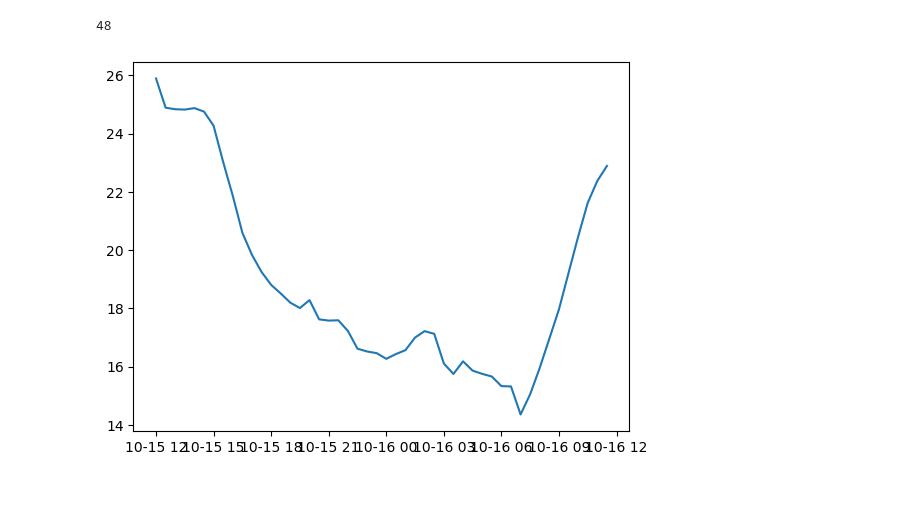
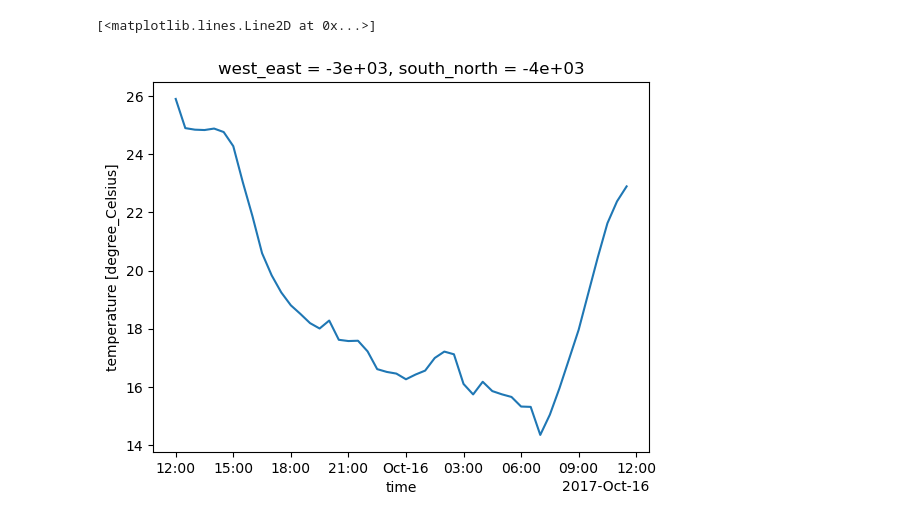
Before and after one commit to Glatzli/model_comparison_codes, a Jupyter notebook: WRF/wrf_zeitreihe.ipynb, the cells around one changed output. Saved outputs shown, nothing was run; the diff lists cells and outputs as text; code cells hidden in the pictures; blank space fills up the shorter version.

Commit message:
icon_read_in_py

```diff
--- a/WRF/wrf_zeitreihe.ipynb
+++ b/WRF/wrf_zeitreihe.ipynb
@@ -39,6 +22,10 @@ from datetime import timedelta
 warnings.filterwarnings("ignore")
 # %%
 def read_radiosonde_wrf_acinn():
+    """
+    read wrf data like a radiosounding for vertical cross section?
+    """
+
     # Initialize an empty list to collect data
     all_data = []
 
@@ -89,4 +76,5 @@ def read_radiosonde_wrf_acinn():
     # Return the accumulated xarray dataset
     return df_acinn
 # %%
-wrf = read_radiosonde_wrf_acinn()
+wrf_ds = read_radiosonde_wrf_acinn()
+wrf_ds
@@ -93,11 +99,5 @@ wrf = read_radiosonde_wrf_acinn()
-# %%
-temp_wrf = np.zeros(len(wrf.temperature))
-for i in range(len(wrf.temperature)):
-    temp_wrf[i] = (wrf.temperature[i][0].values)
-temp_wrf.size
-# %% [output]
-48
-# %%
-plt.plot(wrf.time, temp_wrf);
-# %% [output]
-[figure, removed]
+# %%
+wrf_ds["temperature"].isel(bottom_top=0).plot()
+# %% [output]
+[<matplotlib.lines.Line2D at 0x...>]
+[figure, added]
```
Also changed, not shown: parts of 6 cells of this notebook, 25 other files.
